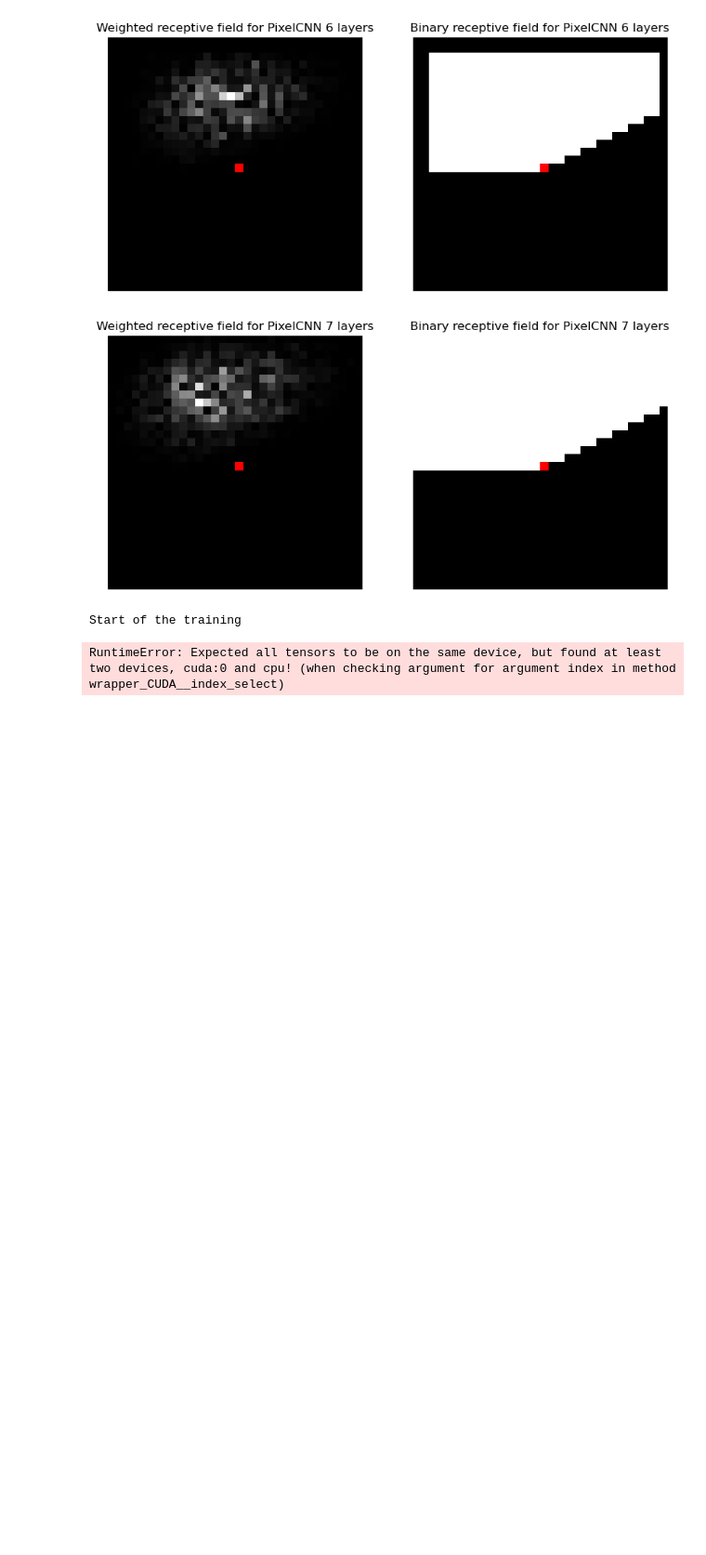
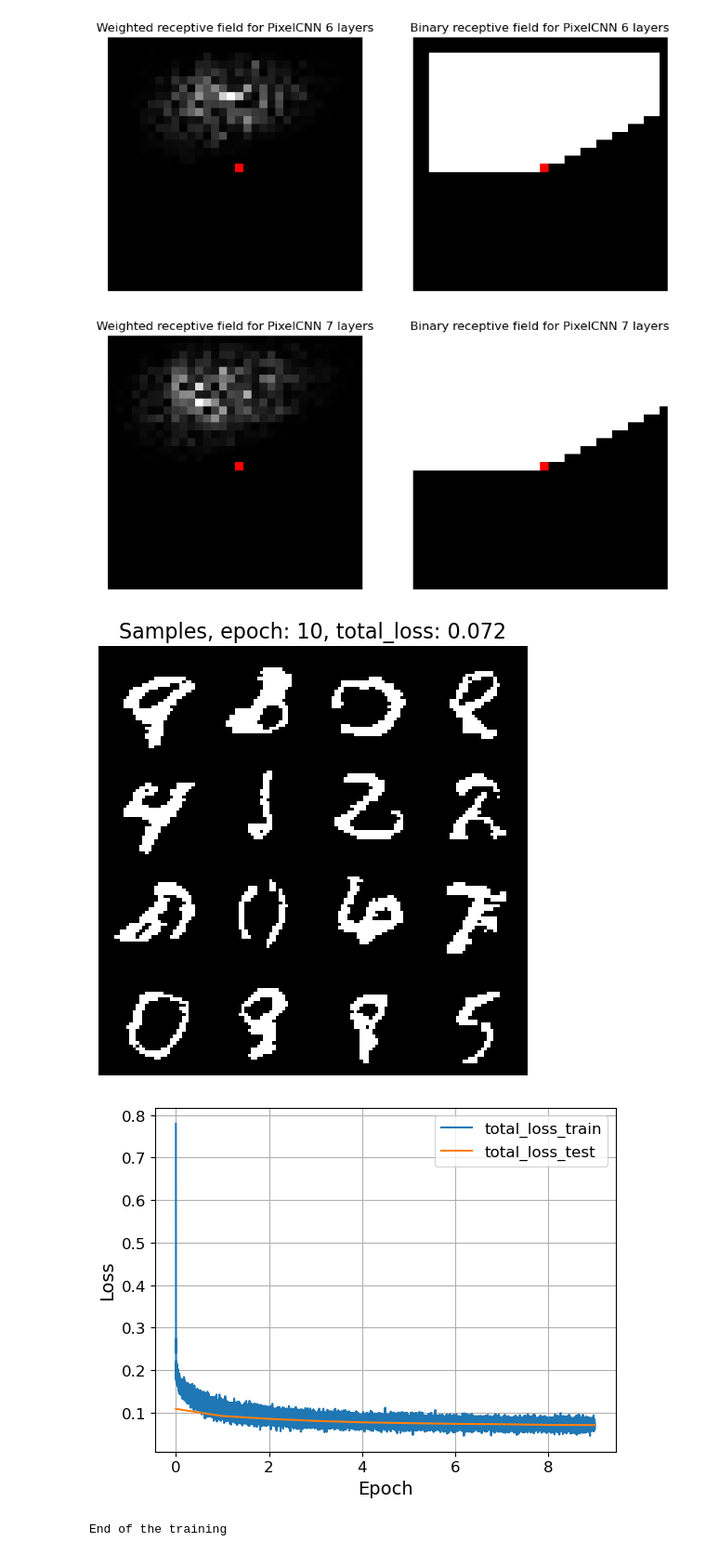
Before and after one commit to collateraris/ML_courses_GenAI_NLP, a Jupyter notebook: scientificProject/GenAI/hw1/hw1.ipynb, the cells around one changed output. Shown: that part at 93% size. Drawn from its saved outputs; the diff is of its cells as text; code cells hidden in the pictures; blank space fills up the shorter version.

```diff
--- a/scientificProject/GenAI/hw1/hw1.ipynb
+++ b/scientificProject/GenAI/hw1/hw1.ipynb
@@ -279,7 +279,7 @@ class MultiheadAttention(nn.MultiheadAttention):
         # define attention mask, it should contain
         # - zeros under and on the main diagonal
         # - minus Inf above the main diagonal
-        attention_mask = torch.ones(x.size(0), x.size(0))
+        attention_mask = torch.ones(x.size(0), x.size(0)).to(x.device)
         attention_mask = attention_mask * torch.tensor(-np.inf)
         attention_mask = torch.triu(attention_mask, diagonal=1)
         # ====
@@ -399,7 +399,7 @@ class ImageGPT(BaseModel):
         # your code
         # add positional embeddings
         # 1) define tensor with positions (just torch.arange) of size (length, 1)
-        positions = torch.arange(length).unsqueeze(1).to(DEVICE)
+        positions = torch.arange(length).unsqueeze(1).to(self.device)
         # 2) add position embeddings to initial embeddings
         positions_embeddings = self.position_embeddings(positions)
         embeddings = embeddings + positions_embeddings
@@ -458,34 +458,35 @@ test_image_gpt()
 # %%
 # ====
 # your code
 # choose these parameters
-EPOCHS = 15
+EPOCHS = 10
 BATCH_SIZE = 10
 LR = 1e-3
 
-EMB_DIM = 12
-NUM_HEADS = 4
+EMB_DIM = 24
+NUM_HEADS = 8
 NUM_LAYERS = 5
 # ====
 
 image_gpt = ImageGPT((32, 32), EMB_DIM, NUM_HEADS, NUM_LAYERS)
 
 train_loader = data.DataLoader(train_data, batch_size=BATCH_SIZE, shuffle=True)
 test_loader = data.DataLoader(test_data, batch_size=BATCH_SIZE)
 
 # choose any optimizer/scheduler as you want
 optimizer = torch.optim.Adam(image_gpt.parameters(), lr=LR)
 
 train_model(
     image_gpt,
     train_loader,
     test_loader,
     epochs=EPOCHS,
     optimizer=optimizer,
     device=DEVICE,
     n_samples=16, # Remember the infernce is slow, so, you can lower the value
     visualize_samples=True # or you can turn off smapling by setting `visualize_samples=False`
 )
 # %% [output]
+[figure, added]
+[figure, added]
-Start of the training
+End of the training
-RuntimeError: Expected all tensors to be on the same device, but found at least two devices, cuda:0 and cpu! (when checking argument for argument index in method wrapper_CUDA__index_select)
```
